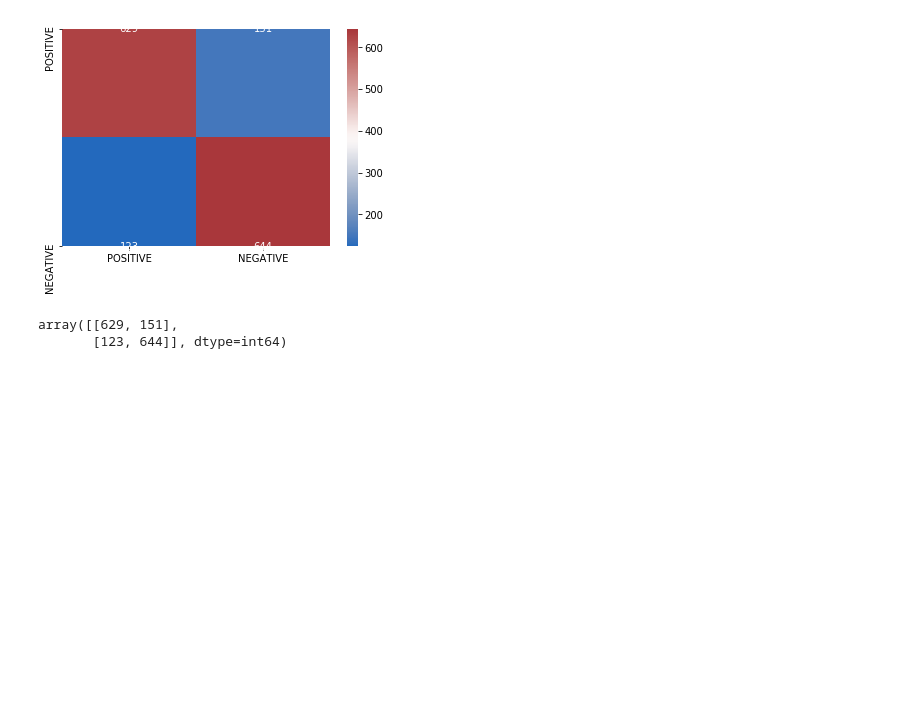
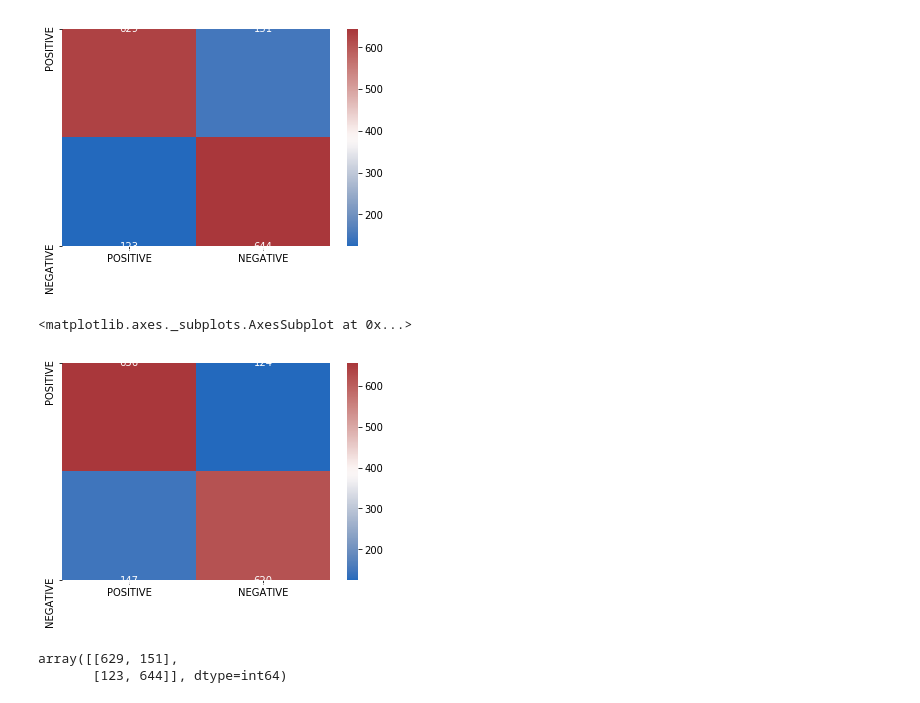
Before and after one commit to Goddoye/ML_project, a Jupyter notebook: ML_notebook.ipynb, the cells around one changed output. Drawn from its saved outputs; the diff is of its cells as text; code cells hidden in the pictures; blank space fills up the shorter version.

```diff
--- a/ML_notebook.ipynb
+++ b/ML_notebook.ipynb
@@ -136,8 +134,8 @@ NameError: name 'model1' is not defined
 # %%
 #amazon df
-model1 = SVC(kernel='linear')
-model1.fit(X1_train_vectors, y1_train)
-model1.predict(X1_test_vectors)
+model_svm = SVC(kernel='linear')
+model_svm.fit(X1_train_vectors, y1_train)
+model_svm.predict(X1_test_vectors)
 # %% [output]
 array(['POSITIVE', 'NEGATIVE', 'NEGATIVE', ..., 'POSITIVE', 'NEGATIVE',
        'NEGATIVE'], dtype=object)
@@ -180,9 +178,9 @@ array(['POSITIVE', 'POSITIVE', 'POSITIVE', ..., 'POSITIVE', 'POSITIVE',
        'POSITIVE'], dtype=object)
 # %%
 #amazon df
-classifier1 = LogisticRegression()
-classifier1.fit(X1_train_vectors, y1_train)
-classifier1.predict(X1_test_vectors)
+model_logreg = LogisticRegression()
+model_logreg.fit(X1_train_vectors, y1_train)
+model_logreg.predict(X1_test_vectors)
 # %% [output]
 array(['POSITIVE', 'NEGATIVE', 'NEGATIVE', ..., 'POSITIVE', 'NEGATIVE',
        'NEGATIVE'], dtype=object)
@@ -188,0 +189,6 @@ array(['POSITIVE', 'NEGATIVE', 'NEGATIVE', ..., 'POSITIVE', 'NEGATIVE',
+# %%
+from sklearn.naive_bayes import MultinomialNB
+#amazon df
+model_nb = MultinomialNB()
+model_nb.fit(X1_train_vectors,y1_train)
+model_nb.predict(X1_test_vectors)
@@ -438,6 +531,17 @@ sn.heatmap(df_cm, annot=True, fmt='d', cmap='vlag')
 # %% [output]
 <matplotlib.axes._subplots.AxesSubplot at 0x...>
 [figure]
+# %%
+y_pred3 = model_nb.predict(X1_test_vectors)
+
+labels=['POSITIVE','NEGATIVE']
+cm= confusion_matrix(y1_test, y_pred3, labels = labels)
+df_cm = pd.DataFrame(cm, index=['POSITIVE','NEGATIVE'],columns=labels)
+
+sn.heatmap(df_cm, annot=True, fmt='d', cmap='vlag')
+# %% [output]
+<matplotlib.axes._subplots.AxesSubplot at 0x...>
+[figure, added]
 # %%
 cm
 # %% [output]
```
Also changed, not shown: parts of 41 cells of this notebook, 5 other files.
